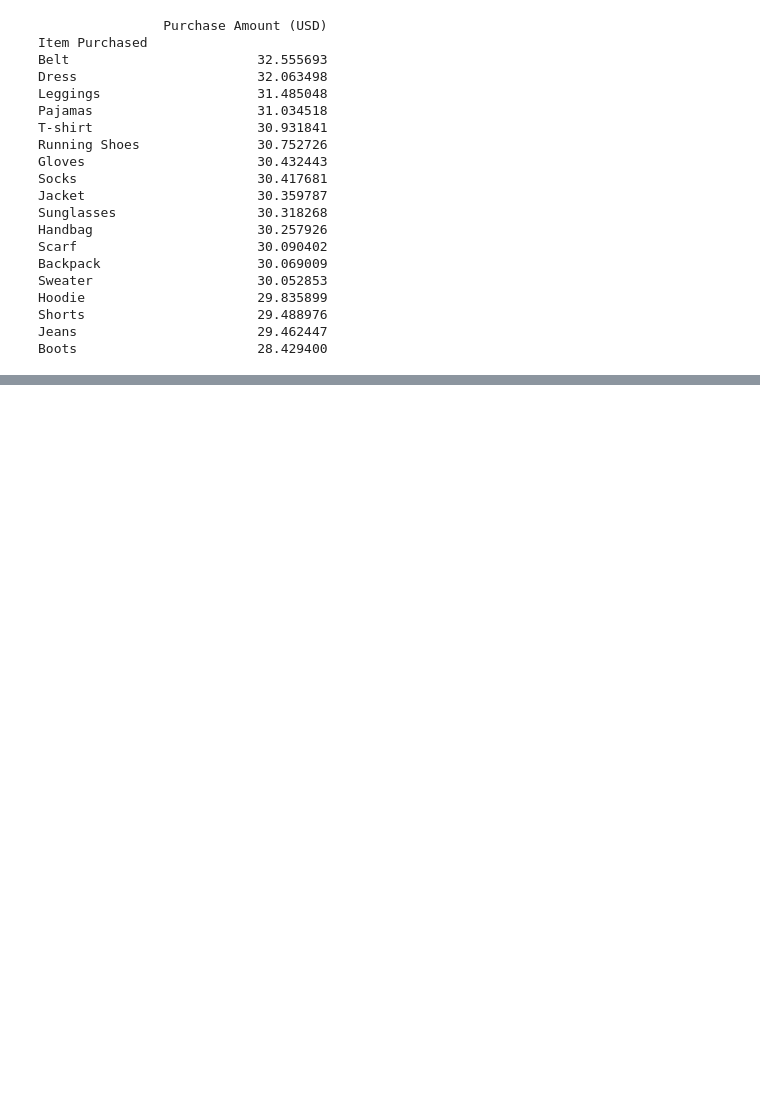
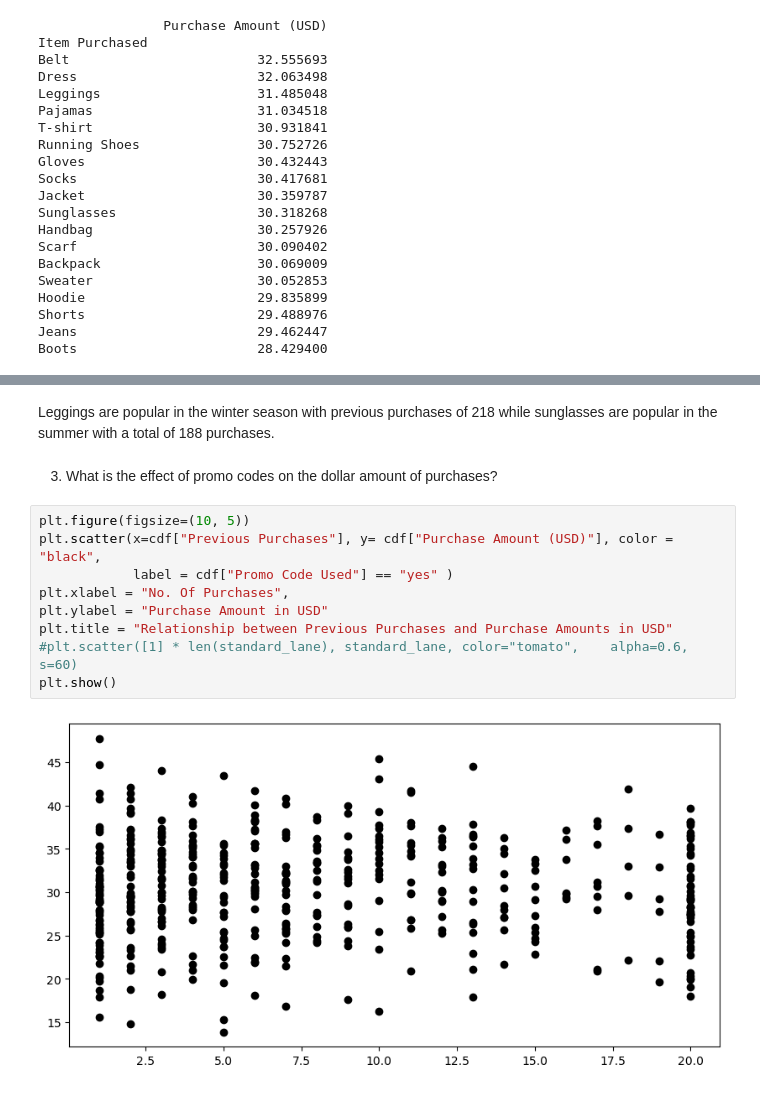
Before and after one commit to oluochl/shopping-behavior, a Jupyter notebook: explore.ipynb, the cells around one changed output, grey strips where cells are left out. Drawn from its saved outputs; the diff is of its cells as text; blank space fills up the shorter version.

```diff
--- a/explore.ipynb
+++ b/explore.ipynb
@@ -121,0 +182,15 @@ Boots                       28.429400
+# %% [markdown]
+Leggings are popular in the winter season with previous purchases of 218 while sunglasses are popular in the summer with a total of 188 purchases.
+# %% [markdown]
+3. What is the effect of promo codes on the dollar amount of purchases?
+# %%
+plt.figure(figsize=(10, 5))
+plt.scatter(x=cdf["Previous Purchases"], y= cdf["Purchase Amount (USD)"], color = "black",
+            label = cdf["Promo Code Used"] == "yes" )
+plt.xlabel = "No. Of Purchases",
+plt.ylabel = "Purchase Amount in USD"
+plt.title = "Relationship between Previous Purchases and Purchase Amounts in USD"
+#plt.scatter([1] * len(standard_lane), standard_lane, color="tomato",    alpha=0.6, s=60)
+plt.show()
+# %% [output]
+[figure, added]
```
Also changed, not shown: parts of 6 cells of this notebook.
